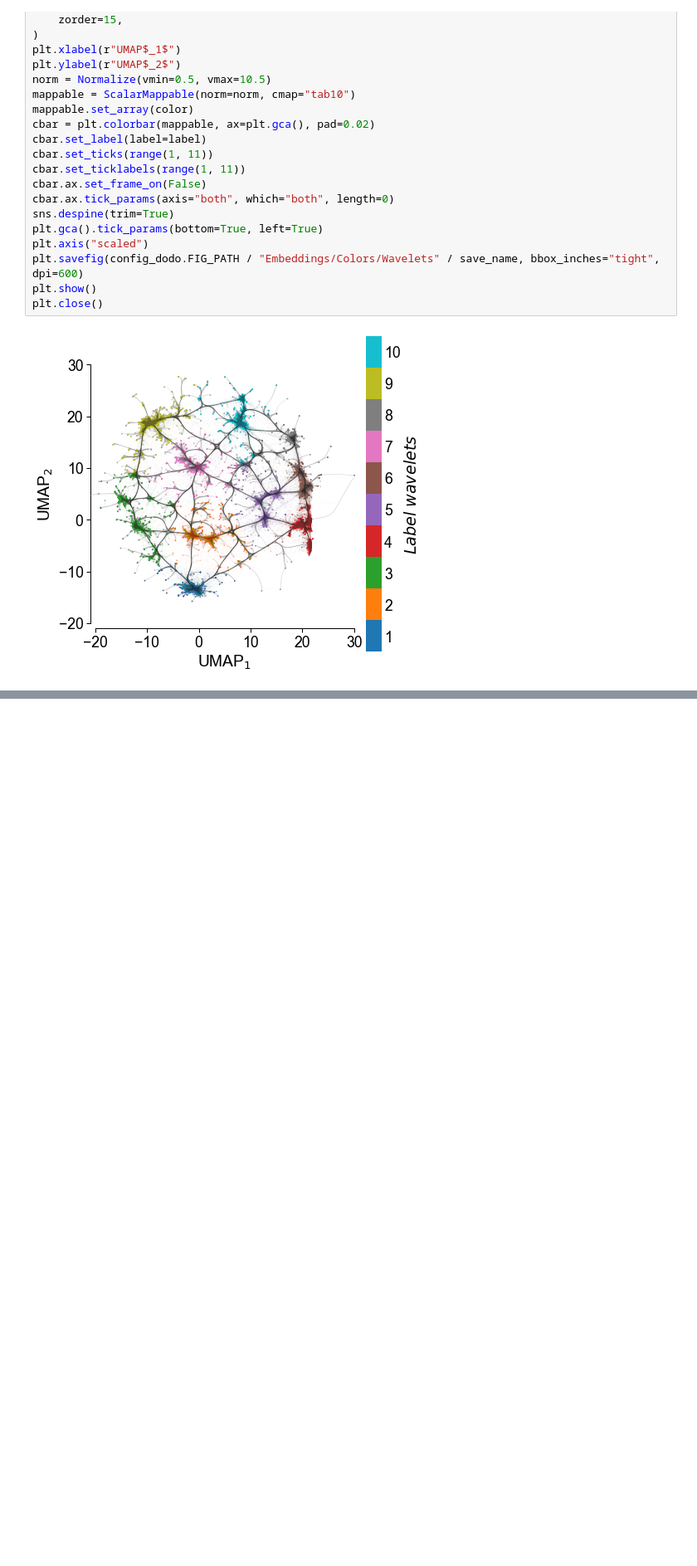
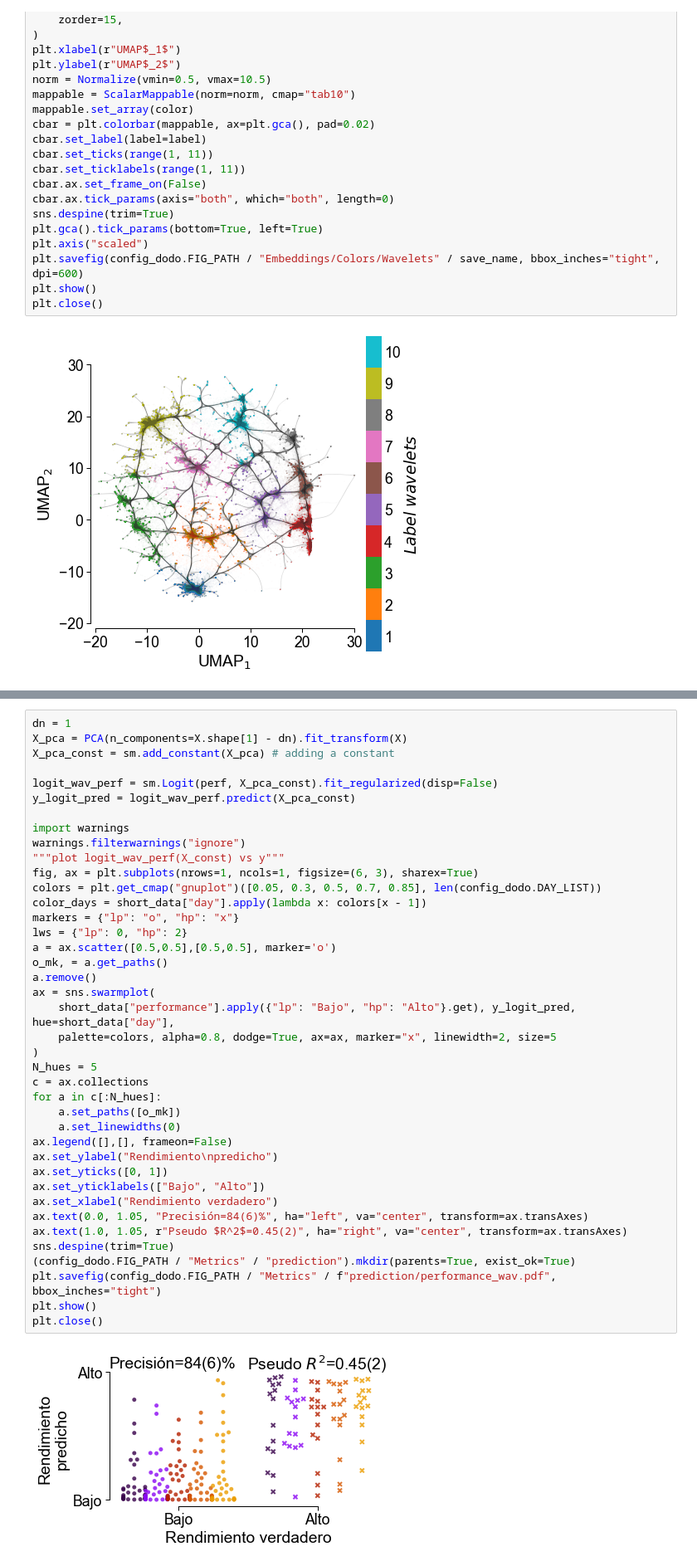
Before and after one commit to alvaro-concha/animal-behavior-analysis, a Jupyter notebook: animal_behavior_analysis/umap_wavelet.ipynb, the cells around one changed output, grey strips where cells are left out. Shown at 83% size. Saved outputs shown, nothing was run; the diff lists cells and outputs as text; blank space fills up the shorter version.

```diff
--- a/animal_behavior_analysis/umap_wavelet.ipynb
+++ b/animal_behavior_analysis/umap_wavelet.ipynb
@@ -1270,0 +1388,42 @@ for l, p_key in enumerate(p_keys):
+# %%
+dn = 1
+X_pca = PCA(n_components=X.shape[1] - dn).fit_transform(X)
+X_pca_const = sm.add_constant(X_pca) # adding a constant
+
+logit_wav_perf = sm.Logit(perf, X_pca_const).fit_regularized(disp=False)
+y_logit_pred = logit_wav_perf.predict(X_pca_const)
+
+import warnings
+warnings.filterwarnings("ignore")
+"""plot logit_wav_perf(X_const) vs y"""
+fig, ax = plt.subplots(nrows=1, ncols=1, figsize=(6, 3), sharex=True)
+colors = plt.get_cmap("gnuplot")([0.05, 0.3, 0.5, 0.7, 0.85], len(config_dodo.DAY_LIST))
+color_days = short_data["day"].apply(lambda x: colors[x - 1])
+markers = {"lp": "o", "hp": "x"}
+lws = {"lp": 0, "hp": 2}
+a = ax.scatter([0.5,0.5],[0.5,0.5], marker='o')
+o_mk, = a.get_paths()
+a.remove()
+ax = sns.swarmplot(
+    short_data["performance"].apply({"lp": "Bajo", "hp": "Alto"}.get), y_logit_pred, hue=short_data["day"],
+    palette=colors, alpha=0.8, dodge=True, ax=ax, marker="x", linewidth=2, size=5
+)
+N_hues = 5
+c = ax.collections
+for a in c[:N_hues]:
+    a.set_paths([o_mk])
+    a.set_linewidths(0)
+ax.legend([],[], frameon=False)
+ax.set_ylabel("Rendimiento\npredicho")
+ax.set_yticks([0, 1])
+ax.set_yticklabels(["Bajo", "Alto"])
+ax.set_xlabel("Rendimiento verdadero")
+ax.text(0.0, 1.05, "Precisión=84(6)%", ha="left", va="center", transform=ax.transAxes)
+ax.text(1.0, 1.05, r"Pseudo $R^2$=0.45(2)", ha="right", va="center", transform=ax.transAxes)
+sns.despine(trim=True)
+(config_dodo.FIG_PATH / "Metrics" / "prediction").mkdir(parents=True, exist_ok=True)
+plt.savefig(config_dodo.FIG_PATH / "Metrics" / f"prediction/performance_wav.pdf", bbox_inches="tight")
+plt.show()
+plt.close()
+# %% [output]
+[figure, added]
```
Also changed, not shown: parts of 18 cells of this notebook, 5 other files.
